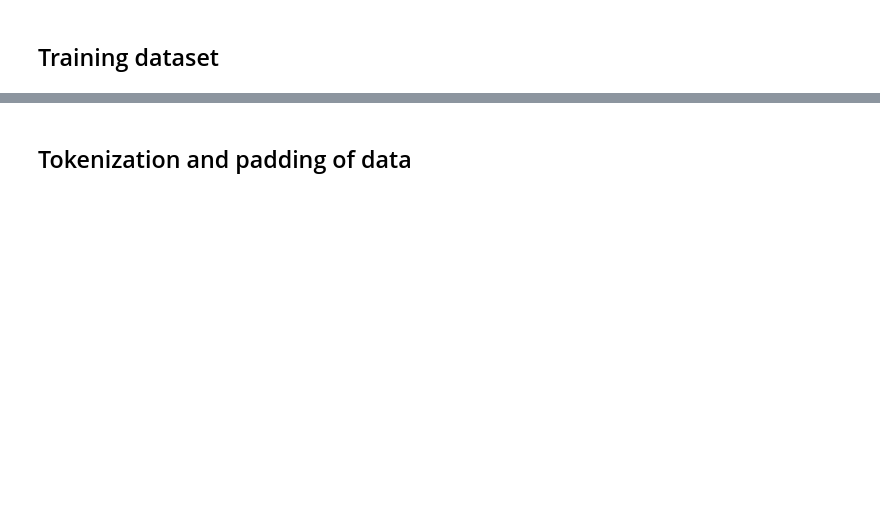
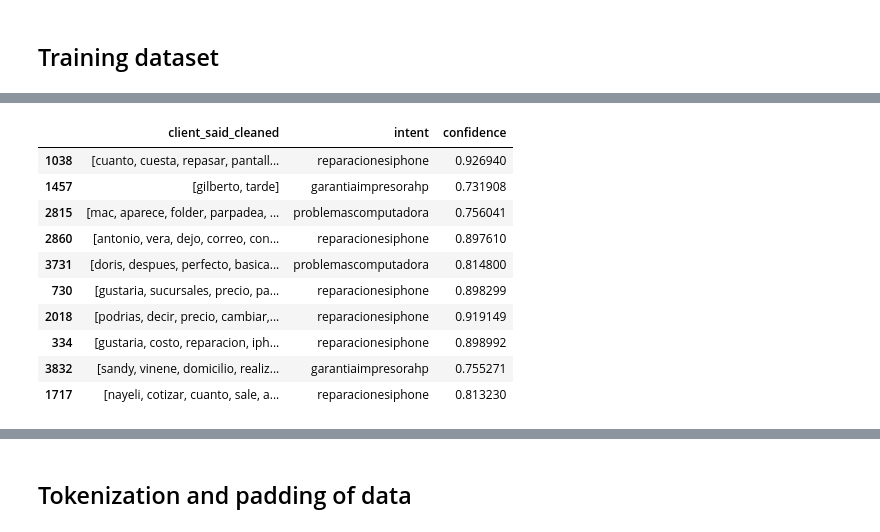
Before and after one commit to rsavoie/intent-based-bot, a Jupyter notebook: model.ipynb, the cells around one changed output, grey strips where cells are left out. Saved outputs shown, nothing was run; the diff lists cells and outputs as text; code cells hidden in the pictures; blank space fills up the shorter version.

```diff
--- a/model.ipynb
+++ b/model.ipynb
@@ -42,5 +53,17 @@ all_intents_df.info()
 # %%
-all_intents_df.sample(5)[utterance]
+all_intents_df.sample(10)
+# %% [output]
+|  | client_said_cleaned | intent | confidence |
+| 1038 | [cuanto, cuesta, repasar, pantall... | reparacionesiphone | 0.926940 |
+| 1457 | [gilberto, tarde] | garantiaimpresorahp | 0.731908 |
+| 2815 | [mac, aparece, folder, parpadea, ... | problemascomputadora | 0.756041 |
+| 2860 | [antonio, vera, dejo, correo, con... | reparacionesiphone | 0.897610 |
+| 3731 | [doris, despues, perfecto, basica... | problemascomputadora | 0.814800 |
+| 730 | [gustaria, sucursales, precio, pa... | reparacionesiphone | 0.898299 |
+| 2018 | [podrias, decir, precio, cambiar,... | reparacionesiphone | 0.919149 |
+| 334 | [gustaria, costo, reparacion, iph... | reparacionesiphone | 0.898992 |
+| 3832 | [sandy, vinene, domicilio, realiz... | garantiaimpresorahp | 0.755271 |
+| 1717 | [nayeli, cotizar, cuanto, sale, a... | reparacionesiphone | 0.813230 |
 # %%
 # Max length of the utterances
 all_intents_df[utterance].str.len().max()
```
Also changed, not shown: parts of 29 cells of this notebook, 7 other files.
